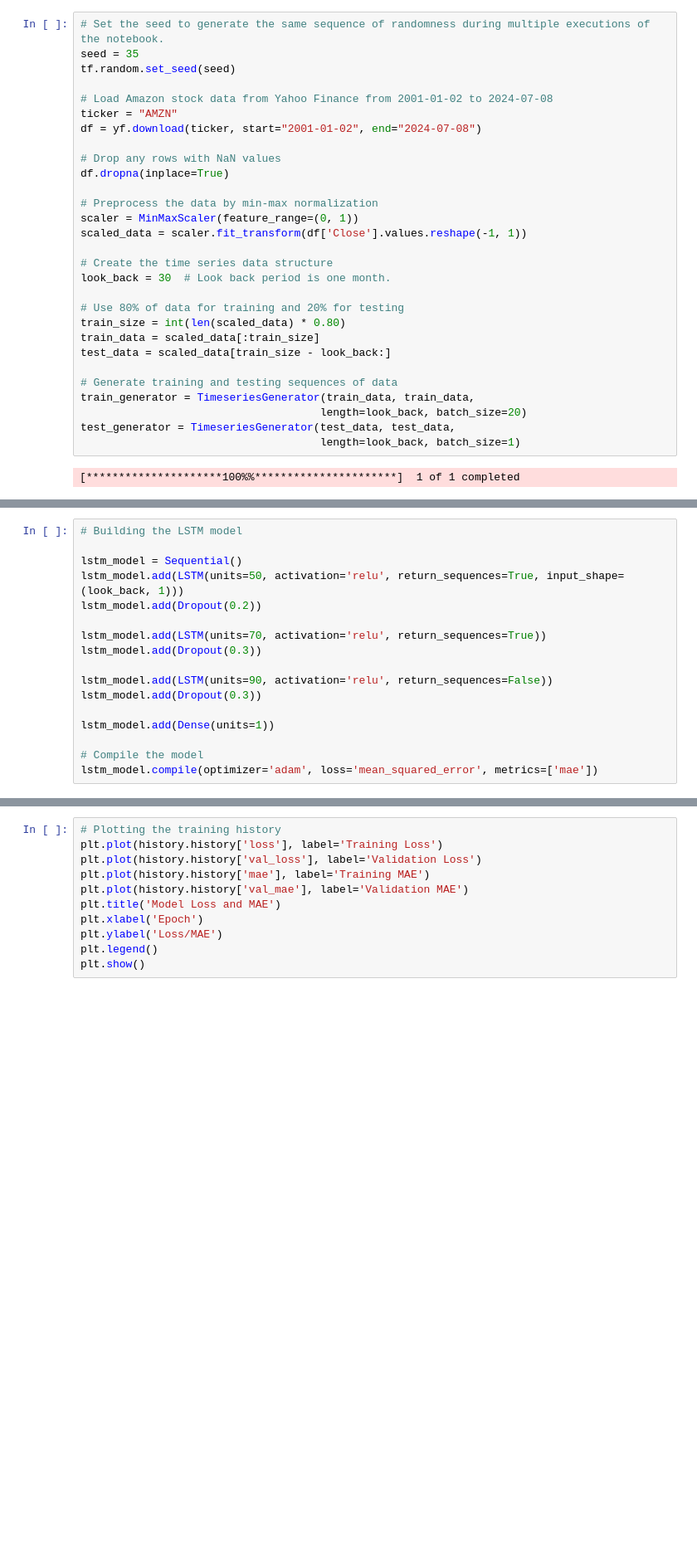
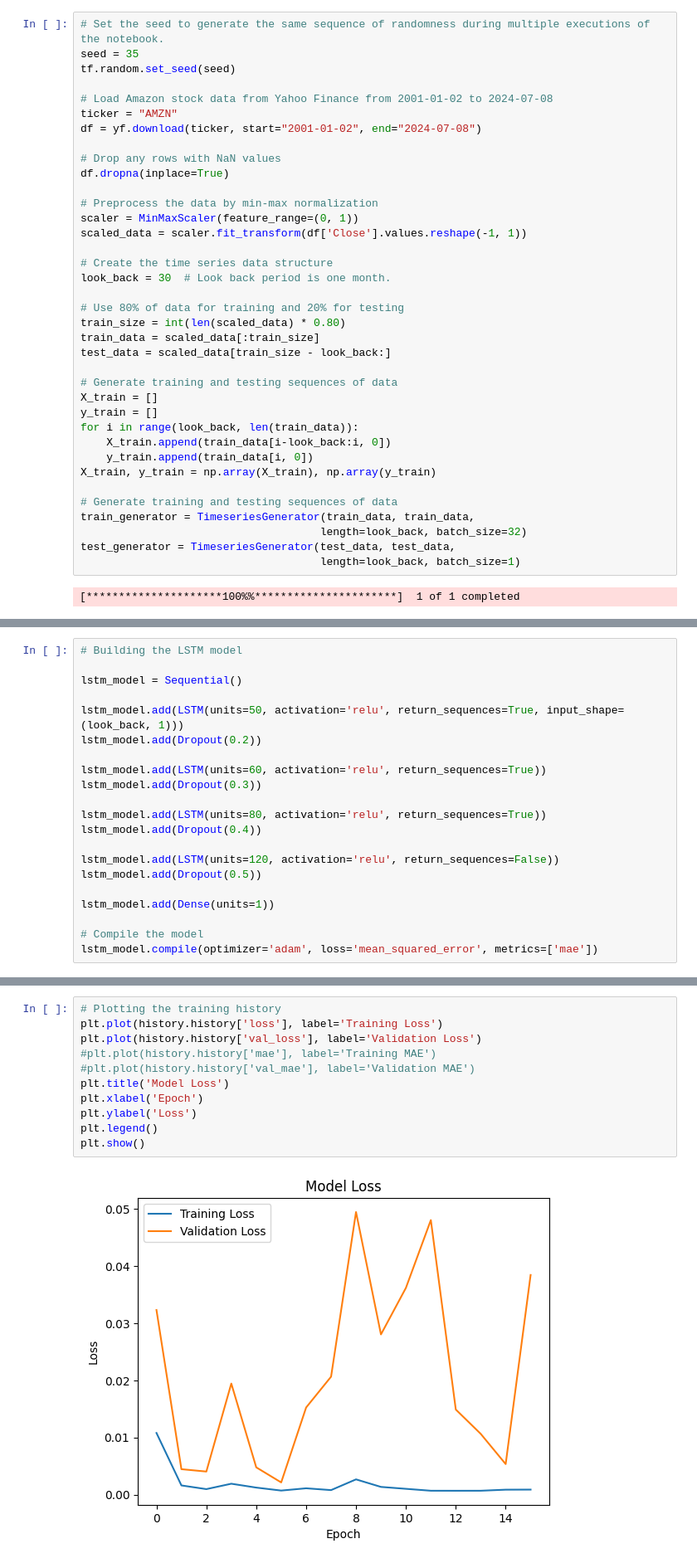
Before and after one commit to HanaMeah/DataStockFinalProject, a Jupyter notebook: DataScienceProject.ipynb, the cells around one changed output, grey strips where cells are left out. Shown at 83% size. Saved outputs shown, nothing was run; the diff lists cells and outputs as text; blank space fills up the shorter version.

```diff
--- a/DataScienceProject.ipynb
+++ b/DataScienceProject.ipynb
@@ -76,8 +58,16 @@ train_data = scaled_data[:train_size]
 test_data = scaled_data[train_size - look_back:]
 
 # Generate training and testing sequences of data
+X_train = []
+y_train = []
+for i in range(look_back, len(train_data)):
+    X_train.append(train_data[i-look_back:i, 0])
+    y_train.append(train_data[i, 0])
+X_train, y_train = np.array(X_train), np.array(y_train)
+
+# Generate training and testing sequences of data
 train_generator = TimeseriesGenerator(train_data, train_data,
-                                     length=look_back, batch_size=20)
+                                     length=look_back, batch_size=32)
 test_generator = TimeseriesGenerator(test_data, test_data,
                                      length=look_back, batch_size=1)
 # %% [output]
@@ -103,14 +129,18 @@ df
 # Building the LSTM model
 
 lstm_model = Sequential()
+
 lstm_model.add(LSTM(units=50, activation='relu', return_sequences=True, input_shape=(look_back, 1)))
 lstm_model.add(Dropout(0.2))
 
-lstm_model.add(LSTM(units=70, activation='relu', return_sequences=True))
+lstm_model.add(LSTM(units=60, activation='relu', return_sequences=True))
 lstm_model.add(Dropout(0.3))
 
-lstm_model.add(LSTM(units=90, activation='relu', return_sequences=False))
-lstm_model.add(Dropout(0.3))
+lstm_model.add(LSTM(units=80, activation='relu', return_sequences=True))
+lstm_model.add(Dropout(0.4))
+
+lstm_model.add(LSTM(units=120, activation='relu', return_sequences=False))
+lstm_model.add(Dropout(0.5))
 
 lstm_model.add(Dense(units=1))
 
@@ -143,14 +178,16 @@ Epoch 18/100
 # %%
 # Plotting the training history
 plt.plot(history.history['loss'], label='Training Loss')
 plt.plot(history.history['val_loss'], label='Validation Loss')
-plt.plot(history.history['mae'], label='Training MAE')
-plt.plot(history.history['val_mae'], label='Validation MAE')
-plt.title('Model Loss and MAE')
+#plt.plot(history.history['mae'], label='Training MAE')
+#plt.plot(history.history['val_mae'], label='Validation MAE')
+plt.title('Model Loss')
 plt.xlabel('Epoch')
-plt.ylabel('Loss/MAE')
+plt.ylabel('Loss')
 plt.legend()
 plt.show()
+# %% [output]
+[figure, added]
 # %%
 # Evaluate the model on the test data
 loss, mae = lstm_model.evaluate(test_generator)
```
Also changed, not shown: parts of 15 cells of this notebook.
